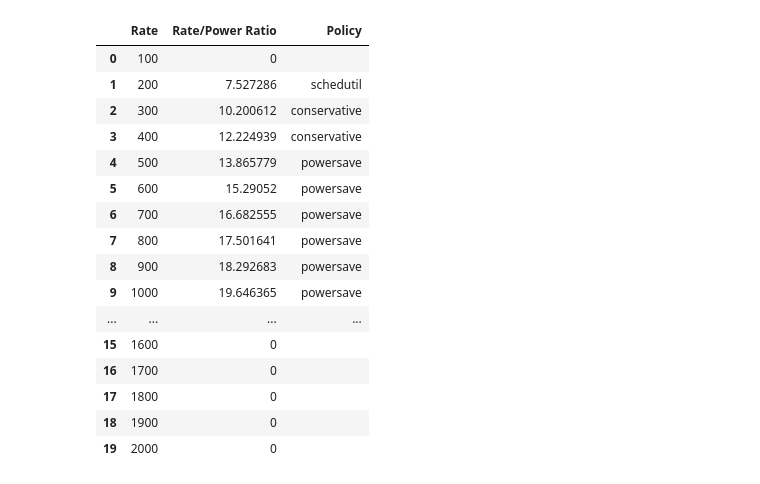
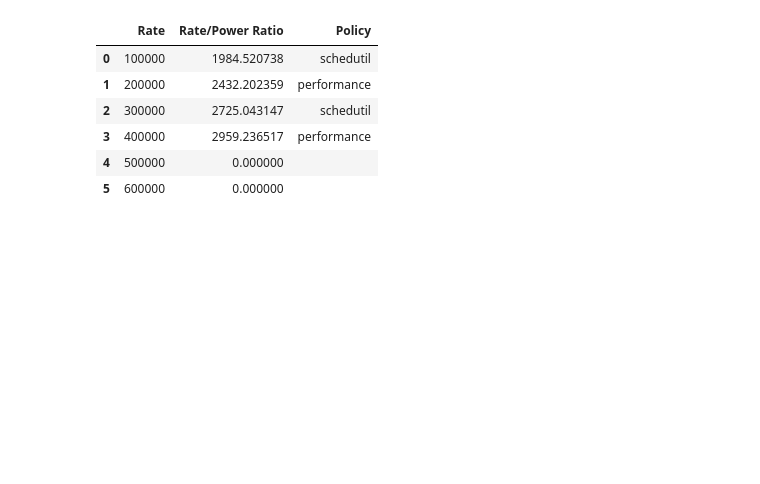
Before and after one commit to EEStrmCmptng/experiment-scripts, a Jupyter notebook: jg/cstate-experiments/cstate-flink-query1/cstate_flink_query1.ipynb, the cells around one changed output. Saved outputs shown, nothing was run; the diff lists cells and outputs as text; code cells hidden in the pictures; blank space fills up the shorter version.

```diff
--- a/jg/cstate-experiments/cstate-flink-query1/cstate_flink_query1.ipynb
+++ b/jg/cstate-experiments/cstate-flink-query1/cstate_flink_query1.ipynb
@@ -3,7 +3,7 @@
 
 import pandas as pd
 
-df = pd.read_csv("./c6220_results.csv")
+df = pd.read_csv("./query1_source16_thousands_results.csv")
 desiredCols = ["sleepdisable", "rate", "policy", "pkg_watts_avg", "pkg_watts_std", "ram_watts_avg", "ram_watts_std", "SourcenumRecordsOutPerSecond_avg", "SourcenumRecordsOutPerSecond_std"]
 df = df[desiredCols]
 
@@ -13,8 +13,8 @@ df = df[df["SourcenumRecordsOutPerSecond_avg"] >= (0.95*df["rate"])]
 # Filtering out anomaly
 df = df[df["ram_watts_avg"] >= 0]
 
-pd.set_option('display.max_columns', None)
-pd.set_option('display.max_rows', None)
+#pd.set_option('display.max_columns', None)
+#pd.set_option('display.max_rows', None)
 dfEnabled = df[df["sleepdisable"] == 0]
 dfDisabled = df[df["sleepdisable"] == 1]
 
@@ -170,43 +171,33 @@ Best Rate/Power ratio overall with sleep disabled:  18.701576275714668 1400 powe
 # %%
 import pandas as pd
 
 # Assuming dfEnabled is already defined and contains the necessary data
 
 # Initialize DataFrame
 optimalDf = pd.DataFrame(columns=["Rate", "Rate/Power Ratio", "Policy"])
 
-for rate in range(100, 2100, 100):
+for rate in range(100000, 700000, 100000):
     bestratio = 0
     bestrate = 0
     policy = ""
     for idx, entry in dfEnabled.iterrows():
         if (entry["rate"] / entry["pkg_watts_avg"] > bestratio) and (entry["rate"] == rate):
             bestratio = entry["rate"] / entry["pkg_watts_avg"]
             bestrate = entry["rate"]
             policy = entry["policy"]
 
     # Append row to DataFrame
     new_row = {"Rate": [rate], "Rate/Power Ratio": [bestratio], "Policy": [policy]}
     new_df = pd.DataFrame(new_row)
     optimalDf = pd.concat([optimalDf, new_df], ignore_index=True)
 
 # Display the DataFrame
 display(optimalDf)
 # %% [output]
 |  | Rate | Rate/Power Ratio | Policy |
-| 0 | 100 | 0 |  |
-| 1 | 200 | 7.527286 | schedutil |
-| 2 | 300 | 10.200612 | conservative |
-| 3 | 400 | 12.224939 | conservative |
-| 4 | 500 | 13.865779 | powersave |
-| 5 | 600 | 15.29052 | powersave |
-| 6 | 700 | 16.682555 | powersave |
-| 7 | 800 | 17.501641 | powersave |
-| 8 | 900 | 18.292683 | powersave |
-| 9 | 1000 | 19.646365 | powersave |
-| ... | ... | ... | ... |
-| 15 | 1600 | 0 |  |
-| 16 | 1700 | 0 |  |
-| 17 | 1800 | 0 |  |
-| 18 | 1900 | 0 |  |
-| 19 | 2000 | 0 |  |
+| 0 | 100000 | 1984.520738 | schedutil |
+| 1 | 200000 | 2432.202359 | performance |
+| 2 | 300000 | 2725.043147 | schedutil |
+| 3 | 400000 | 2959.236517 | performance |
+| 4 | 500000 | 0.000000 |  |
+| 5 | 600000 | 0.000000 |  |
```
Also changed, not shown: parts of 6 cells of this notebook, 10 other files.
